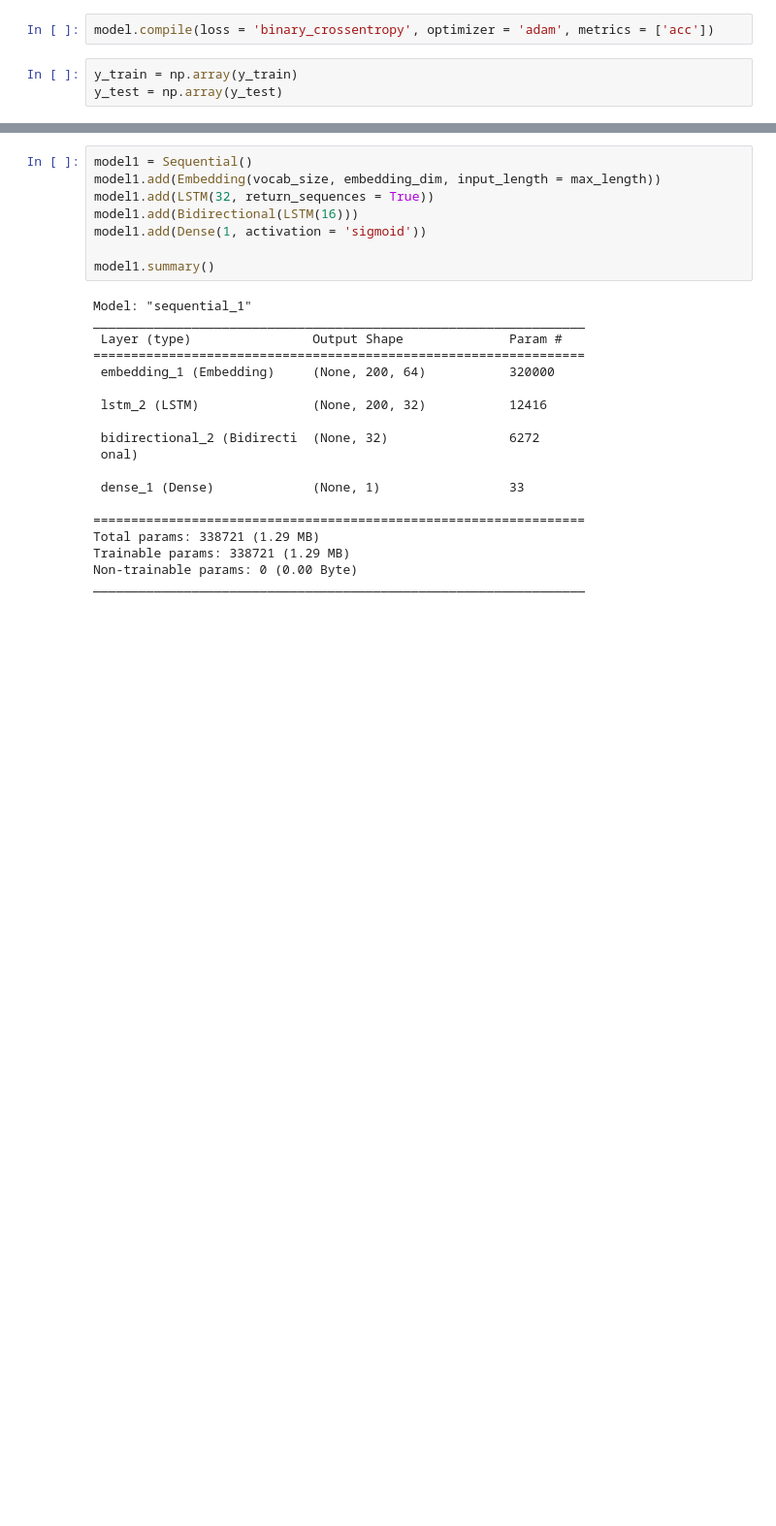
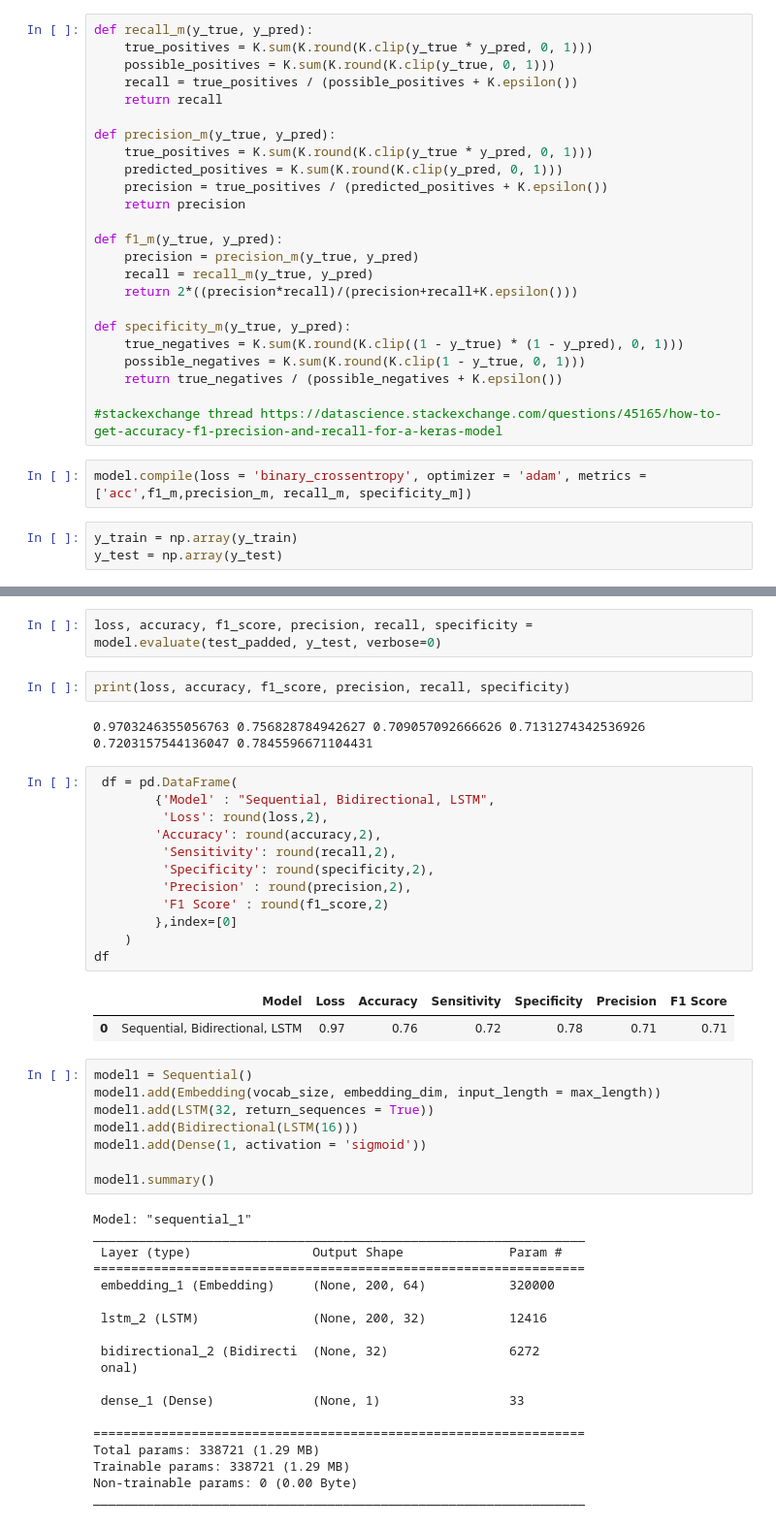
Before and after one commit to polinamin/disaster_recognition, a Jupyter notebook: code/Data_Model_NN_Polina.ipynb, the cells around one changed output, grey strips where cells are left out. Shown at 97% size. Saved outputs shown, nothing was run; the diff lists cells and outputs as text; blank space fills up the shorter version.

```diff
--- a/code/Data_Model_NN_Polina.ipynb
+++ b/code/Data_Model_NN_Polina.ipynb
@@ -118,5 +120,29 @@ _________________________________________________________________
+# %%
+def recall_m(y_true, y_pred):
+    true_positives = K.sum(K.round(K.clip(y_true * y_pred, 0, 1)))
+    possible_positives = K.sum(K.round(K.clip(y_true, 0, 1)))
+    recall = true_positives / (possible_positives + K.epsilon())
+    return recall
+
+def precision_m(y_true, y_pred):
+    true_positives = K.sum(K.round(K.clip(y_true * y_pred, 0, 1)))
+    predicted_positives = K.sum(K.round(K.clip(y_pred, 0, 1)))
+    precision = true_positives / (predicted_positives + K.epsilon())
+    return precision
+
+def f1_m(y_true, y_pred):
+    precision = precision_m(y_true, y_pred)
+    recall = recall_m(y_true, y_pred)
+    return 2*((precision*recall)/(precision+recall+K.epsilon()))
+
+def specificity_m(y_true, y_pred):
+    true_negatives = K.sum(K.round(K.clip((1 - y_true) * (1 - y_pred), 0, 1)))
+    possible_negatives = K.sum(K.round(K.clip(1 - y_true, 0, 1)))
+    return true_negatives / (possible_negatives + K.epsilon())
+
+#stackexchange thread https://datascience.stackexchange.com/questions/45165/how-to-get-accuracy-f1-precision-and-recall-for-a-keras-model
 # %%
-model.compile(loss = 'binary_crossentropy', optimizer = 'adam', metrics = ['acc'])
+model.compile(loss = 'binary_crossentropy', optimizer = 'adam', metrics = ['acc',f1_m,precision_m, recall_m, specificity_m])
 # %%
 y_train = np.array(y_train)
 y_test = np.array(y_test)
@@ -138,3 +163,24 @@ Epoch 5/5
+# %%
+loss, accuracy, f1_score, precision, recall, specificity = model.evaluate(test_padded, y_test, verbose=0)
+# %%
+print(loss, accuracy, f1_score, precision, recall, specificity)
+# %% [output]
+0.9703246355056763 0.756828784942627 0.709057092666626 0.7131274342536926 0.7203157544136047 0.7845596671104431
+# %%
+ df = pd.DataFrame(
+        {'Model' : "Sequential, Bidirectional, LSTM",
+         'Loss': round(loss,2),
+        'Accuracy': round(accuracy,2),
+         'Sensitivity': round(recall,2),
+         'Specificity': round(specificity,2),
+         'Precision' : round(precision,2),
+         'F1 Score' : round(f1_score,2)
+        },index=[0]
+    )
+df
+# %% [output]
+|  | Model | Loss | Accuracy | Sensitivity | Specificity | Precision | F1 Score |
+| 0 | Sequential, Bidirectional, LSTM | 0.97 | 0.76 | 0.72 | 0.78 | 0.71 | 0.71 |
 # %%
 model1 = Sequential()
 model1.add(Embedding(vocab_size, embedding_dim, input_length = max_length))
```
Also changed, not shown: parts of 23 cells of this notebook, 11 other files.
